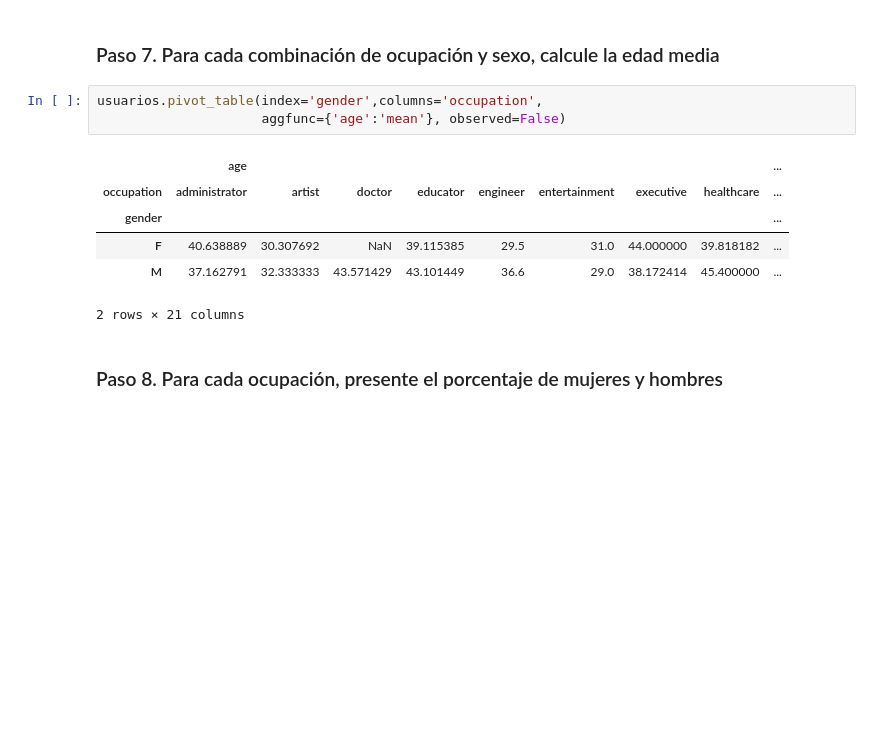
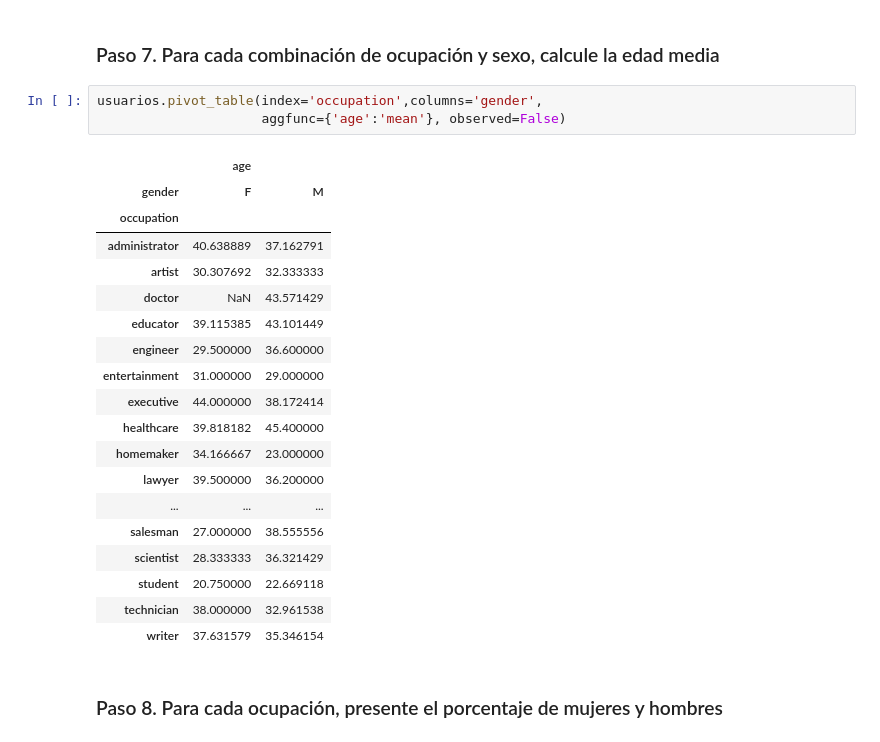
Before and after one commit to IsabelRomoBru/DS102024, a Jupyter notebook: 2-DataAnalysis/2-Pandas/Practica/6-Occupation/Occupation Grouping.ipynb, the cells around one changed output. Cells and saved outputs as stored; diff of their text form; blank space fills up the shorter version.

```diff
--- a/2-DataAnalysis/2-Pandas/Practica/6-Occupation/Occupation Grouping.ipynb
+++ b/2-DataAnalysis/2-Pandas/Practica/6-Occupation/Occupation Grouping.ipynb
@@ -135,15 +229,28 @@ usuarios.groupby('age')[['occupation']].max()
 # %% [markdown]
 ### Paso 7. Para cada combinación de ocupación y sexo, calcule la edad media
 # %%
-usuarios.pivot_table(index='gender',columns='occupation',
+usuarios.pivot_table(index='occupation',columns='gender',
                      aggfunc={'age':'mean'}, observed=False)
 # %% [output]
-|  | age |  |  |  |  |  |  |  | ... |
-| occupation | administrator | artist | doctor | educator | engineer | entertainment | executive | healthcare | ... |
-| gender |  |  |  |  |  |  |  |  | ... |
-| F | 40.638889 | 30.307692 | NaN | 39.115385 | 29.5 | 31.0 | 44.000000 | 39.818182 | ... |
-| M | 37.162791 | 32.333333 | 43.571429 | 43.101449 | 36.6 | 29.0 | 38.172414 | 45.400000 | ... |
+|  | age |  |
+| gender | F | M |
+| occupation |  |  |
+| administrator | 40.638889 | 37.162791 |
+| artist | 30.307692 | 32.333333 |
+| doctor | NaN | 43.571429 |
+| educator | 39.115385 | 43.101449 |
+| engineer | 29.500000 | 36.600000 |
+| entertainment | 31.000000 | 29.000000 |
+| executive | 44.000000 | 38.172414 |
+| healthcare | 39.818182 | 45.400000 |
+| homemaker | 34.166667 | 23.000000 |
+| lawyer | 39.500000 | 36.200000 |
+| ... | ... | ... |
+| salesman | 27.000000 | 38.555556 |
+| scientist | 28.333333 | 36.321429 |
+| student | 20.750000 | 22.669118 |
+| technician | 38.000000 | 32.961538 |
+| writer | 37.631579 | 35.346154 |
-2 rows × 21 columns
 # %% [markdown]
 ### Paso 8.  Para cada ocupación, presente el porcentaje de mujeres y hombres
 # %%
```
Also changed, not shown: parts of 6 cells of this notebook, 3 other files.
